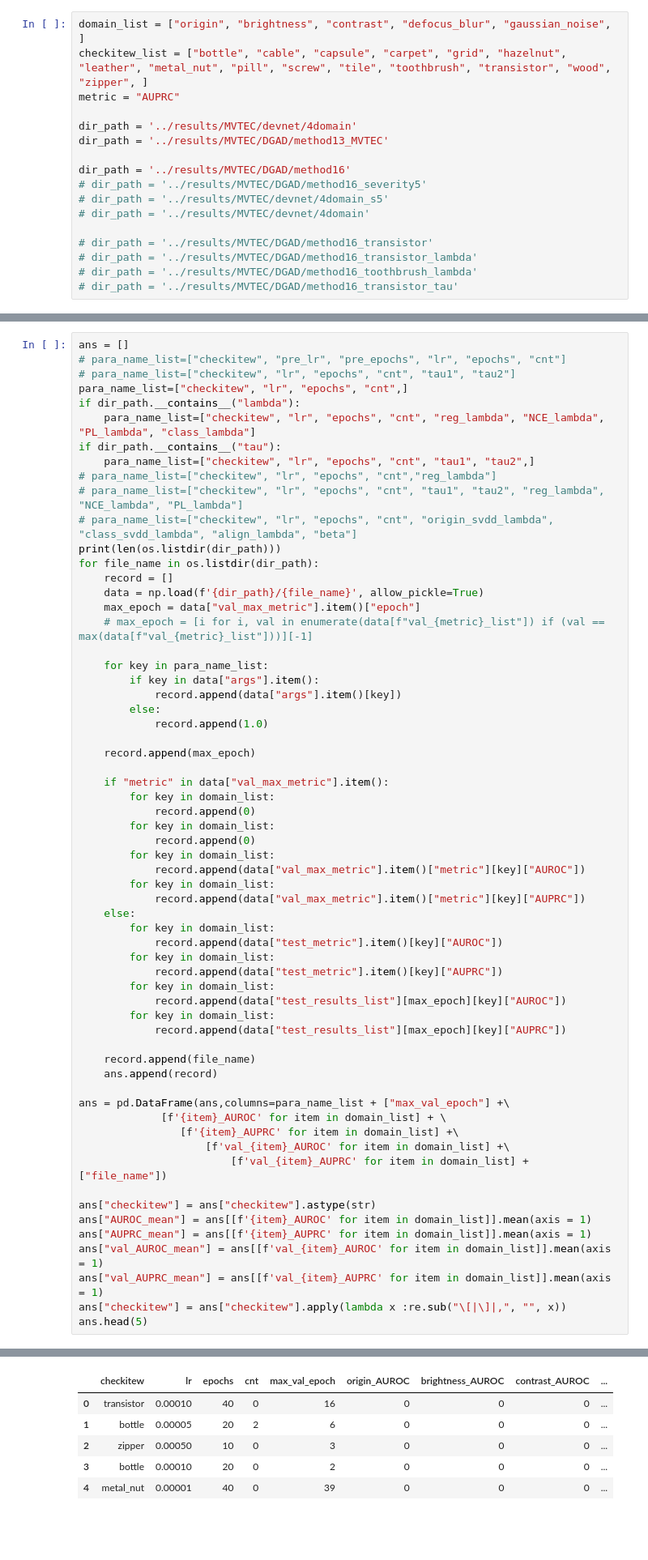
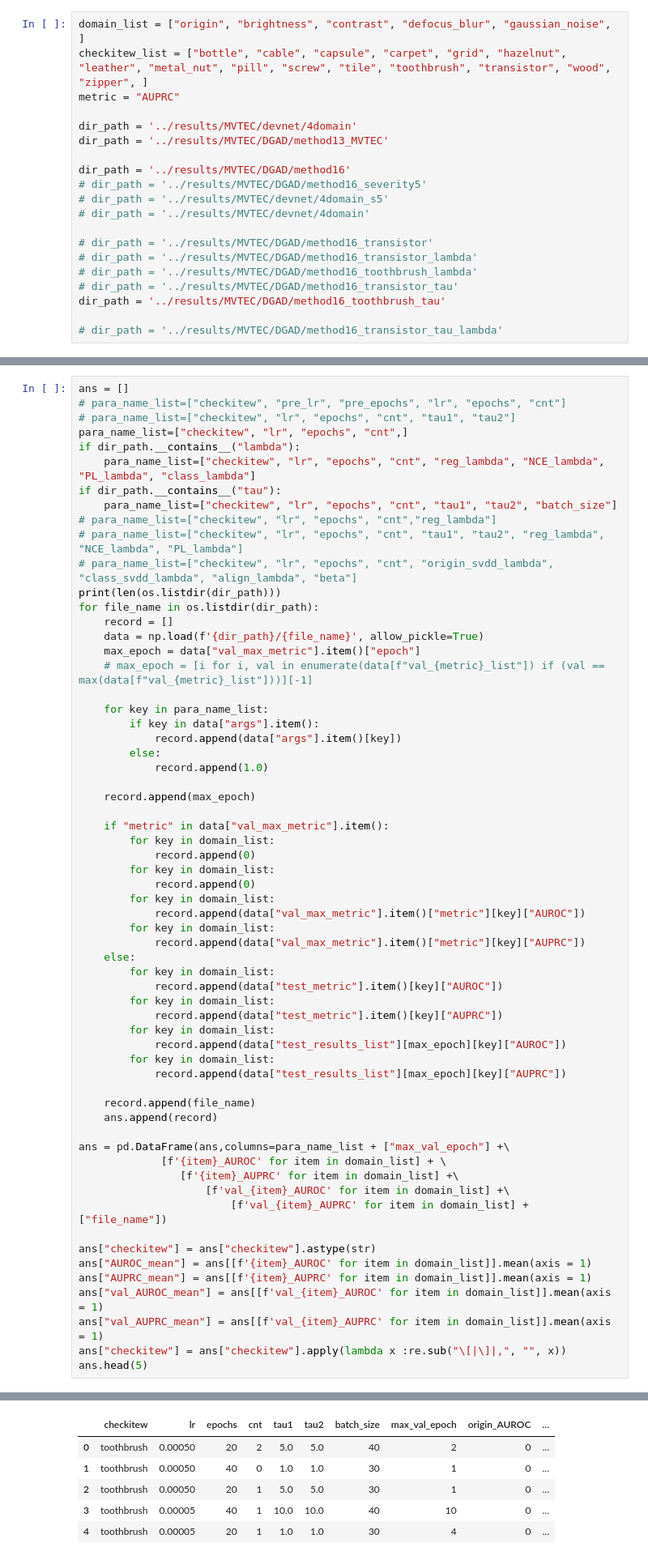
Before and after one commit to EIPsilly/deviation-network-image, a Jupyter notebook: analysis/file_folder_analysis_MVTEC.ipynb, the cells around one changed output, grey strips where cells are left out. Shown at 81% size. Drawn from its saved outputs; the diff is of its cells as text; blank space fills up the shorter version.

```diff
--- a/analysis/file_folder_analysis_MVTEC.ipynb
+++ b/analysis/file_folder_analysis_MVTEC.ipynb
@@ -22,6 +22,9 @@ dir_path = '../results/MVTEC/DGAD/method16'
 # dir_path = '../results/MVTEC/DGAD/method16_transistor_lambda'
 # dir_path = '../results/MVTEC/DGAD/method16_toothbrush_lambda'
 # dir_path = '../results/MVTEC/DGAD/method16_transistor_tau'
+dir_path = '../results/MVTEC/DGAD/method16_toothbrush_tau'
+
+# dir_path = '../results/MVTEC/DGAD/method16_transistor_tau_lambda'
 # %%
 import itertools
 # normal_class=["0", "1", "2", "3", "4", "5", "6"]
@@ -48,7 +51,7 @@ para_name_list=["checkitew", "lr", "epochs", "cnt",]
 if dir_path.__contains__("lambda"):
     para_name_list=["checkitew", "lr", "epochs", "cnt", "reg_lambda", "NCE_lambda", "PL_lambda", "class_lambda"]
 if dir_path.__contains__("tau"):
-    para_name_list=["checkitew", "lr", "epochs", "cnt", "tau1", "tau2",]
+    para_name_list=["checkitew", "lr", "epochs", "cnt", "tau1", "tau2", "batch_size"]
 # para_name_list=["checkitew", "lr", "epochs", "cnt","reg_lambda"]
 # para_name_list=["checkitew", "lr", "epochs", "cnt", "tau1", "tau2", "reg_lambda", "NCE_lambda", "PL_lambda"]
 # para_name_list=["checkitew", "lr", "epochs", "cnt", "origin_svdd_lambda", "class_svdd_lambda", "align_lambda", "beta"]
@@ -107,6 +110,6 @@ ans.head(5)
-|  | checkitew | lr | epochs | cnt | max_val_epoch | origin_AUROC | brightness_AUROC | contrast_AUROC | ... |
-| 0 | transistor | 0.00010 | 40 | 0 | 16 | 0 | 0 | 0 | ... |
-| 1 | bottle | 0.00005 | 20 | 2 | 6 | 0 | 0 | 0 | ... |
-| 2 | zipper | 0.00050 | 10 | 0 | 3 | 0 | 0 | 0 | ... |
-| 3 | bottle | 0.00010 | 20 | 0 | 2 | 0 | 0 | 0 | ... |
-| 4 | metal_nut | 0.00001 | 40 | 0 | 39 | 0 | 0 | 0 | ... |
+|  | checkitew | lr | epochs | cnt | tau1 | tau2 | batch_size | max_val_epoch | origin_AUROC | ... |
+| 0 | toothbrush | 0.00050 | 20 | 2 | 5.0 | 5.0 | 40 | 2 | 0 | ... |
+| 1 | toothbrush | 0.00050 | 40 | 0 | 1.0 | 1.0 | 30 | 1 | 0 | ... |
+| 2 | toothbrush | 0.00050 | 20 | 1 | 5.0 | 5.0 | 30 | 1 | 0 | ... |
+| 3 | toothbrush | 0.00005 | 40 | 1 | 10.0 | 10.0 | 40 | 10 | 0 | ... |
+| 4 | toothbrush | 0.00005 | 20 | 1 | 1.0 | 1.0 | 30 | 4 | 0 | ... |
```
Also changed, not shown: parts of 15 cells of this notebook, 8 other files.
